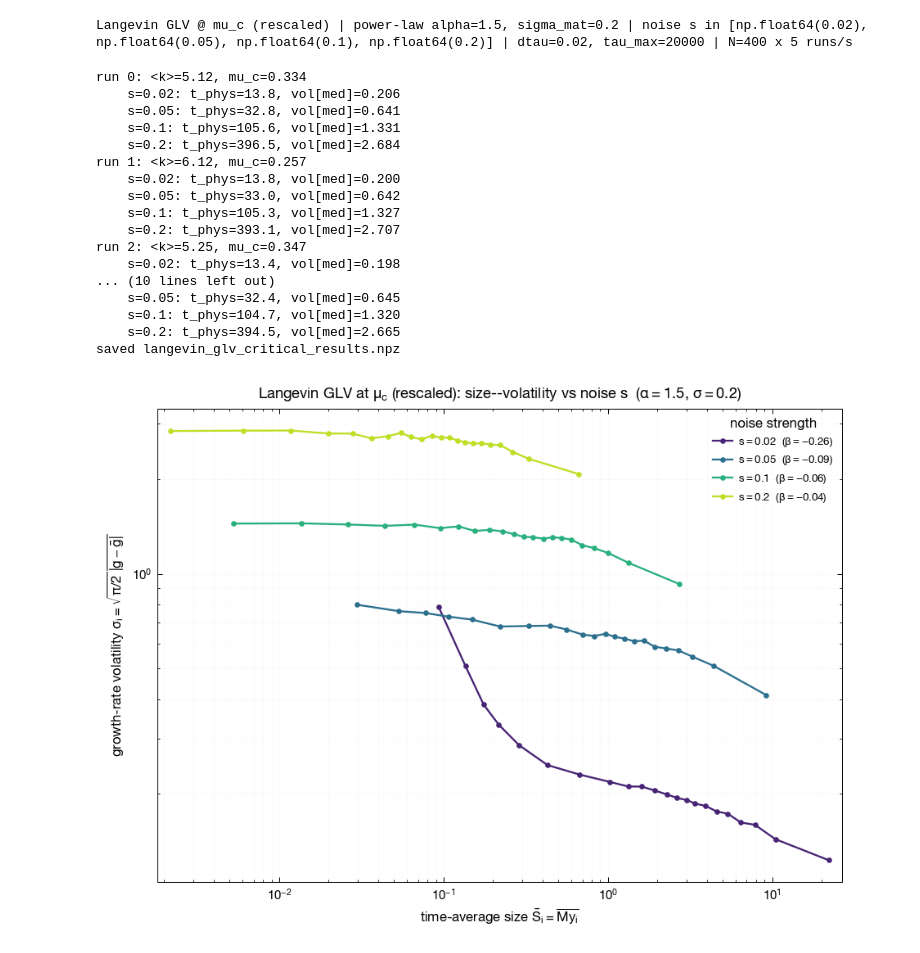
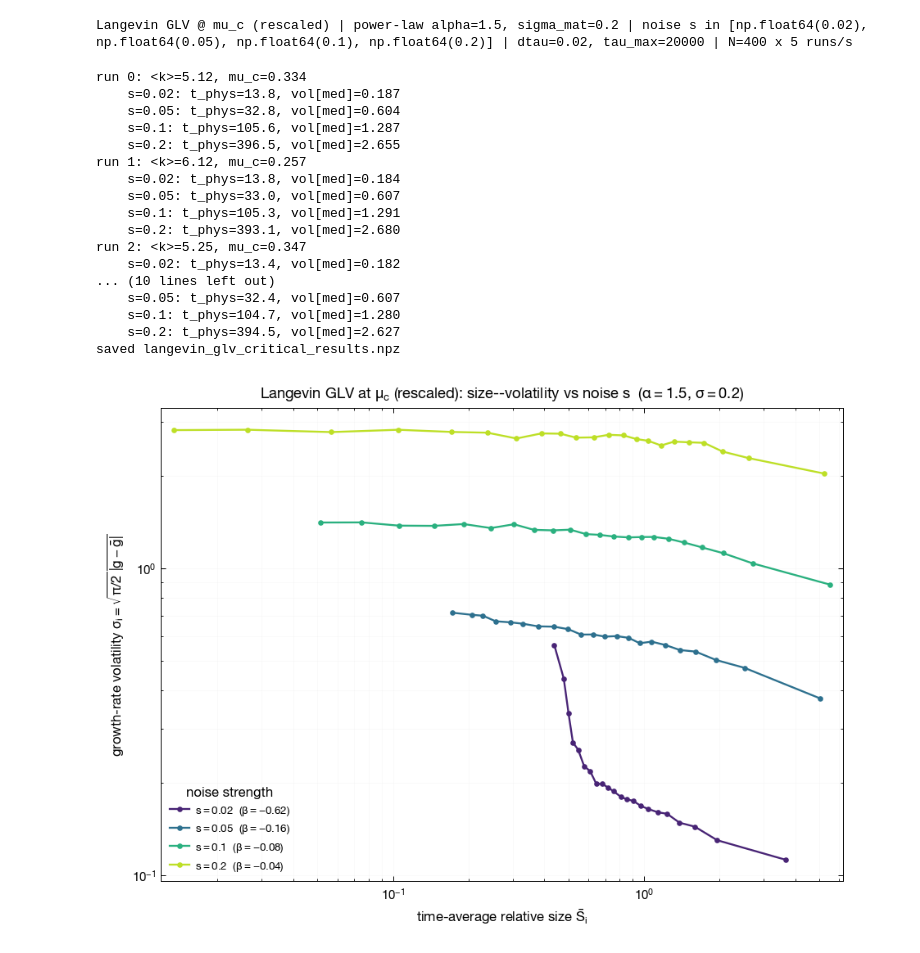
Before and after one commit to NotLudovico/glv-for-economics, a Jupyter notebook: notebooks/langevin_glv_critical_msb.ipynb, the cells around one changed output. Saved outputs shown, nothing was run; the diff lists cells and outputs as text; code cells hidden in the pictures.

```diff
--- a/notebooks/langevin_glv_critical_msb.ipynb
+++ b/notebooks/langevin_glv_critical_msb.ipynb
@@ -96,9 +96,9 @@ def locate_mu_c(A, C, B, mus):
     return float(mus[i] - cs[i] * (mus[i + 1] - mus[i]) / (cs[i + 1] - cs[i]))
 # %%
 # Rescaled Langevin GLV, Euler-Maruyama in tau. State: shape y (simplex), scale M, physical time t.
-# Multiplicative noise per unit tau on ln y, projected onto the simplex. MSB uses the ABSOLUTE size
-# S_i = M*y_i (= x_i): we record log S = ln M + ln y at each physical-time sample (never forms the
-# huge number itself, so it stays finite even as M grows at mu_c).
+# Multiplicative noise per unit tau on ln y, projected onto the simplex. We record the ABSOLUTE
+# log-size ln x_i = ln M + ln y_i at each physical-time sample (finite even as M grows at mu_c); the
+# cross-sectional normalization that defines the MSB size S is applied later in observables().
 def integrate_rescaled(W, s, seed):
     rng = np.random.default_rng(seed)
     y = np.full(N, 1.0 / N, dtype=np.float64)
@@ -106,7 +106,7 @@ def integrate_rescaled(W, s, seed):
     nstep = int(tau_max / dtau)
     sdt = s * np.sqrt(dtau)
     rec_every = max(nstep // n_rec, 1)
-    ts, LS = [], []
+    ts, LX = [], []
     for n in range(nstep):
         F = W @ y
         phi = float(y @ F); sq = float(y @ y)
@@ -118,24 +118,29 @@ def integrate_rescaled(W, s, seed):
             break
         t_phys = t_phys + dtau / M
         if n % rec_every == 0:
-            ts.append(t_phys); LS.append(np.log(M) + np.log(y))      # ln S_i = ln(M y_i)
-    ts = np.array(ts); logS = np.array(LS, dtype=np.float64).T        # (N, T) in physical time
-    assert np.isfinite(logS).all()
-    return ts, logS
+            ts.append(t_phys); LX.append(np.log(M) + np.log(y))      # ln x_i = ln(M y_i)
+    ts = np.array(ts); logx = np.array(LX, dtype=np.float64).T        # (N, T) absolute log-size
+    assert np.isfinite(logx).all()
+    return ts, logx
 # %%
-# MSB observables from the absolute size S=M*y: resample ln S on a uniform yearly physical-time grid,
-# growth g = Delta ln S, volatility sigma_i = sqrt(pi/2) mean|g - gbar|; size = time-average S_i.
-def observables(ts, logS):
+# MSB observables, thesis eq:size-norm + eq:vol-mad. Reconstruct the absolute size x_i = M*y_i
+# (we carry log x_i = ln M + ln y_i), resample on a uniform yearly physical-time grid, then apply the
+# cross-sectional normalization S_iy = N * x_iy / sum_j x_jy (cross-sectional mean 1; divides out the
+# common-mode envelope M(t)). g_iy = ln(S_i,y+1 / S_iy); sigma_i = sqrt(pi/2) * mean_y |g - gbar|.
+def observables(ts, logx):
     if ts.size < 5 or ts[-1] <= ts[0]:
         return None
     dt = (ts[-1] - ts[0]) / n_years
     tyr = np.arange(ts[0], ts[-1], dt)
-    LSr = np.array([np.interp(tyr, ts, logS[k]) for k in range(N)])
-    g = np.diff(LSr, axis=1)
+    LXr = np.array([np.interp(tyr, ts, logx[k]) for k in range(N)])   # (N, years) log absolute size
+    # cross-sectional normalization per year: S = N * x / sum_j x  (done in log-space, M cancels)
+    log_S = LXr - (np.log(np.exp(LXr - LXr.max(axis=0, keepdims=True)).sum(axis=0, keepdims=True))
+                   + LXr.max(axis=0, keepdims=True)) + np.log(N)
+    S = np.exp(log_S)
+    g = np.diff(log_S, axis=1)
     g_bar = g.mean(axis=1, keepdims=True)
     vol = np.sqrt(np.pi / 2.0) * np.mean(np.abs(g - g_bar), axis=1)
-    avg = np.exp(LSr).mean(axis=1)                                    # time-average absolute size
-    return avg, vol, g.ravel(), float(ts[-1])
+    return S.mean(axis=1), vol, g.ravel(), float(ts[-1])
 
 if os.path.exists(RES):
     d = np.load(RES, allow_pickle=True)
@@ -152,8 +157,8 @@ else:
         W = build_W(A, C, mc, SIGMA_MAT, B)          # sit exactly at the located mu_c
         print(f"run {r}: <k>={C:.2f}, mu_c={mc:.3f}")
         for s in S_GRID:
-            ts, logS = integrate_rescaled(W, float(s), seed + 1)
-            res = observables(ts, logS)
+            ts, logx = integrate_rescaled(W, float(s), seed + 1)
+            res = observables(ts, logx)
             if res is None:
                 by_s[float(s)]["dropped"] += 1
                 print(f"    s={s:g}: dropped (no physical-time window)"); continue
@@ -169,21 +174,21 @@ else:
     print(f"saved {RES}")
 # %% [output]
 run 0: <k>=5.12, mu_c=0.334
-    s=0.02: t_phys=13.8, vol[med]=0.206
-    s=0.05: t_phys=32.8, vol[med]=0.641
-    s=0.1: t_phys=105.6, vol[med]=1.331
-    s=0.2: t_phys=396.5, vol[med]=2.684
+    s=0.02: t_phys=13.8, vol[med]=0.187
+    s=0.05: t_phys=32.8, vol[med]=0.604
+    s=0.1: t_phys=105.6, vol[med]=1.287
+    s=0.2: t_phys=396.5, vol[med]=2.655
 run 1: <k>=6.12, mu_c=0.257
-    s=0.02: t_phys=13.8, vol[med]=0.200
-    s=0.05: t_phys=33.0, vol[med]=0.642
-    s=0.1: t_phys=105.3, vol[med]=1.327
-    s=0.2: t_phys=393.1, vol[med]=2.707
+    s=0.02: t_phys=13.8, vol[med]=0.184
+    s=0.05: t_phys=33.0, vol[med]=0.607
+    s=0.1: t_phys=105.3, vol[med]=1.291
+    s=0.2: t_phys=393.1, vol[med]=2.680
 run 2: <k>=5.25, mu_c=0.347
-    s=0.02: t_phys=13.4, vol[med]=0.198
+    s=0.02: t_phys=13.4, vol[med]=0.182
 ... (10 lines left out)
-    s=0.05: t_phys=32.4, vol[med]=0.645
-    s=0.1: t_phys=104.7, vol[med]=1.320
-    s=0.2: t_phys=394.5, vol[med]=2.665
+    s=0.05: t_phys=32.4, vol[med]=0.607
+    s=0.1: t_phys=104.7, vol[med]=1.280
+    s=0.2: t_phys=394.5, vol[med]=2.627
 saved langevin_glv_critical_results.npz
 # %%
 def vbin(x, y, nb=22):
@@ -197,28 +202,28 @@ def beta_fit(x, y):
 # %%
 # Plot 1: size-volatility relation at mu_c, one V-curve per noise strength s.
 fig, ax = plt.subplots(figsize=(7.8, 5.8))
 cmap = plt.cm.viridis(np.linspace(0.1, 0.9, len(S_GRID)))
 for s, col in zip(sorted(by_s), cmap):
     b = by_s[s]
     if b["avg"].size == 0:
         continue
     live = (b["avg"] > FLOOR) & (b["vol"] > 0) & np.isfinite(b["vol"])
     if live.sum() < 50:
         continue
     bx, by = vbin(b["avg"][live], b["vol"][live])
     beta = beta_fit(b["avg"][live], b["vol"][live])
     ax.loglog(bx, by, "o-", ms=4, color=col, label=rf"$s={s:g}$  ($\beta={beta:+.2f}$)")
-ax.set(xlabel=r"time-average size $\bar S_i=\overline{M y_i}$",
+ax.set(xlabel=r"time-average relative size $\bar S_i$",
        ylabel=r"growth-rate volatility $\sigma_i=\sqrt{\pi/2}\,\overline{|g-\bar g|}$",
        title=rf"Langevin GLV at $\mu_c$ (rescaled): size--volatility vs noise $s$  "
              rf"($\alpha={ALPHA}$, $\sigma={SIGMA_MAT}$)")
 ax.grid(True, which="both", alpha=0.15)
 ax.legend(fontsize=8, title="noise strength")
 plt.tight_layout()
 plt.savefig("langevin_glv_critical_volatility_size.png", dpi=120)
 plt.show()
 # %% [output]
-[figure, old version]
+[figure, new version]
 # %%
 # Plot 2: pooled growth-rate distribution at a representative s.
 s_show = 0.05 if 0.05 in by_s else sorted(by_s)[0]
```
Also changed, not shown: parts of 3 cells of this notebook, 2 other files.
